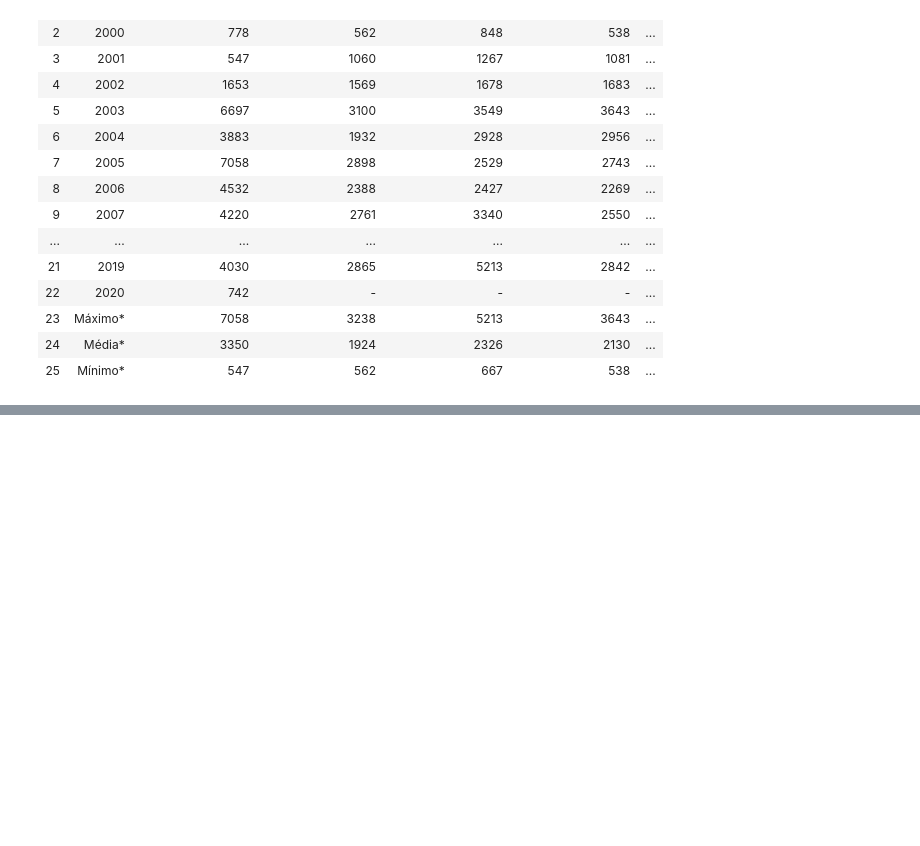
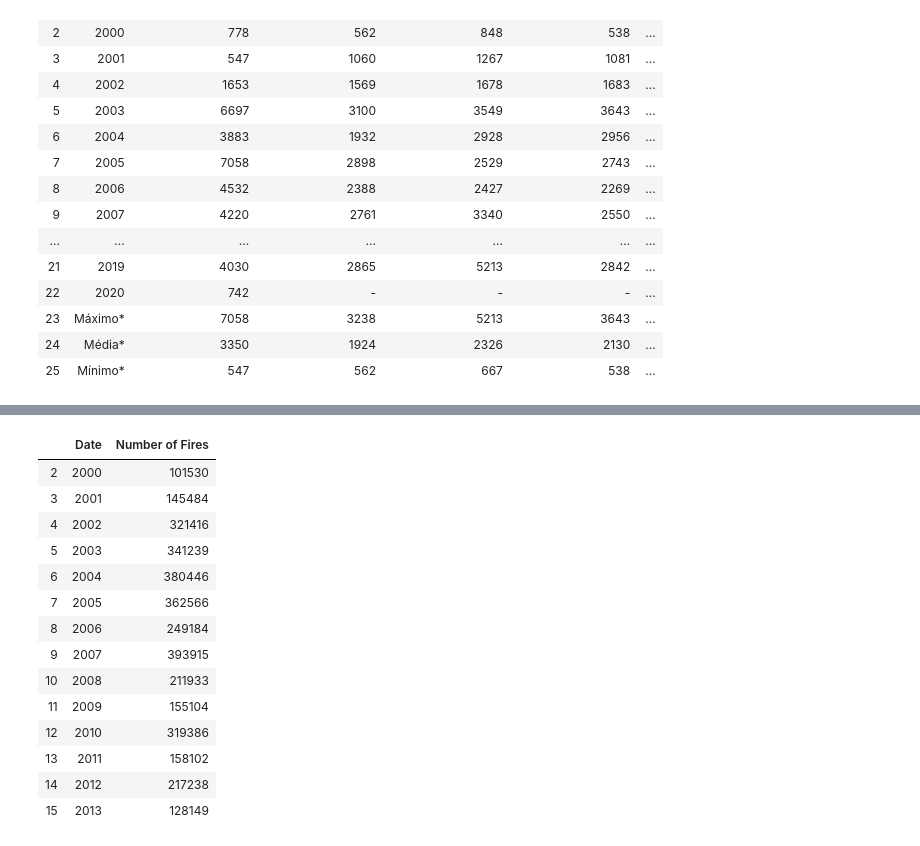
Before and after one commit to lourdesrm/ETL-project, a Jupyter notebook: Data_source/web-scraping.ipynb, the cells around one changed output, grey strips where cells are left out. Saved outputs shown, nothing was run; the diff lists cells and outputs as text; code cells hidden in the pictures; blank space fills up the shorter version.

```diff
--- a/Data_source/web-scraping.ipynb
+++ b/Data_source/web-scraping.ipynb
@@ -232,0 +295,20 @@ table_br
+# %%
+final_br_count = final_br.drop([0,1,16,17,18,19,20,21,22,23,24,25])
+# %%
+final_br_count
+# %% [output]
+|  | Date | Number of Fires |
+| 2 | 2000 | 101530 |
+| 3 | 2001 | 145484 |
+| 4 | 2002 | 321416 |
+| 5 | 2003 | 341239 |
+| 6 | 2004 | 380446 |
+| 7 | 2005 | 362566 |
+| 8 | 2006 | 249184 |
+| 9 | 2007 | 393915 |
+| 10 | 2008 | 211933 |
+| 11 | 2009 | 155104 |
+| 12 | 2010 | 319386 |
+| 13 | 2011 | 158102 |
+| 14 | 2012 | 217238 |
+| 15 | 2013 | 128149 |
```
Also changed, not shown: parts of 6 cells of this notebook.
